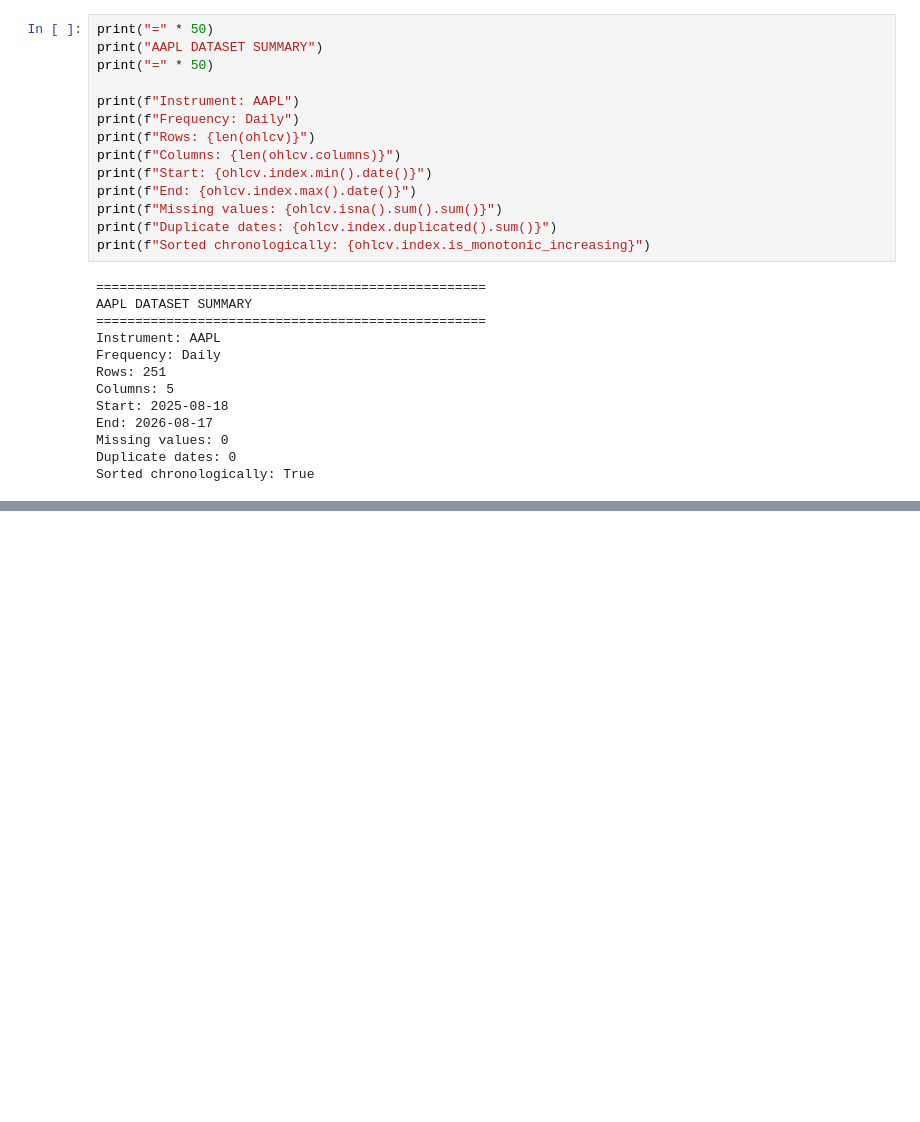
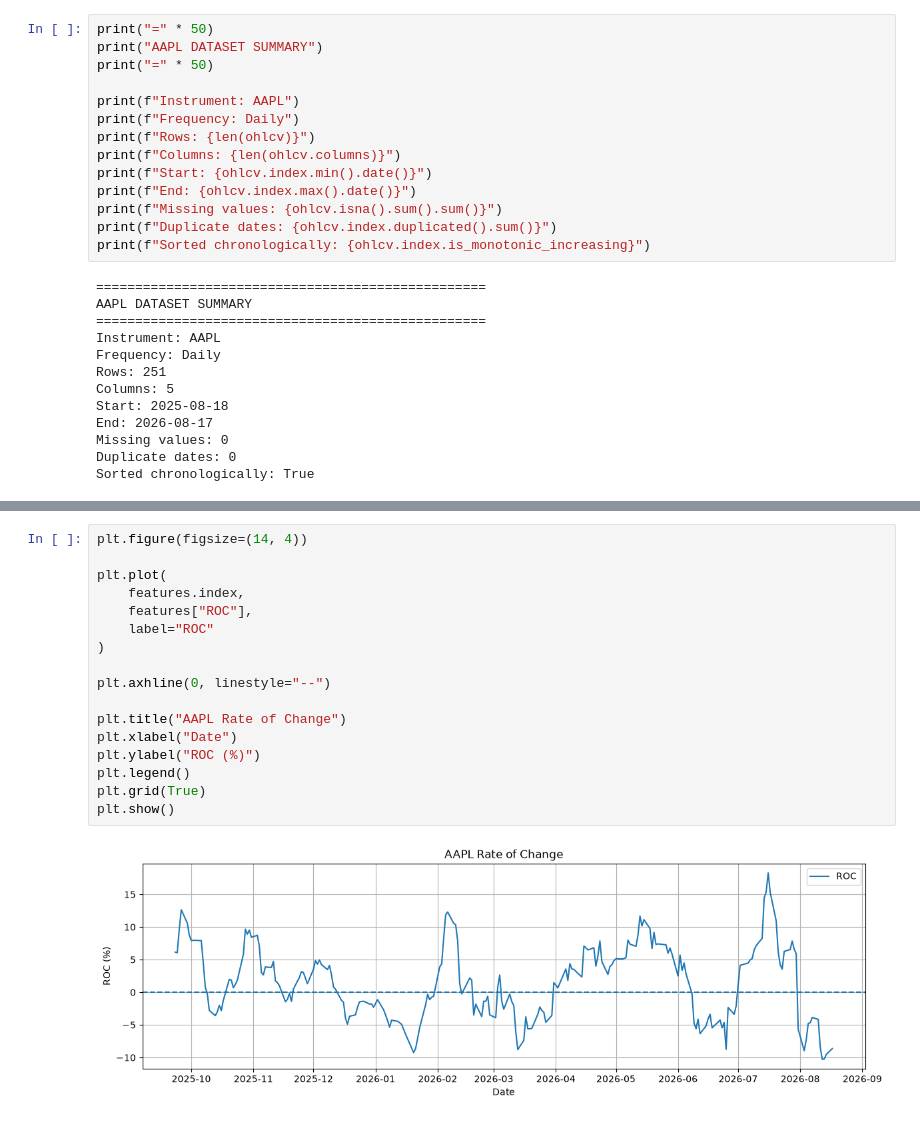
Before and after one commit to nschandunu/quantitative-research-stock-trend, a Jupyter notebook: notebooks/01_data_collection.ipynb, the cells around one changed output, grey strips where cells are left out. Cells and saved outputs as stored; diff of their text form; blank space fills up the shorter version.

```diff
--- a/notebooks/01_data_collection.ipynb
+++ b/notebooks/01_data_collection.ipynb
@@ -327,0 +553,19 @@ Sorted chronologically: True
+# %%
+plt.figure(figsize=(14, 4))
+
+plt.plot(
+    features.index,
+    features["ROC"],
+    label="ROC"
+)
+
+plt.axhline(0, linestyle="--")
+
+plt.title("AAPL Rate of Change")
+plt.xlabel("Date")
+plt.ylabel("ROC (%)")
+plt.legend()
+plt.grid(True)
+plt.show()
+# %% [output]
+[figure, added]
```
Also changed, not shown: parts of 28 cells of this notebook, 1 other file.
